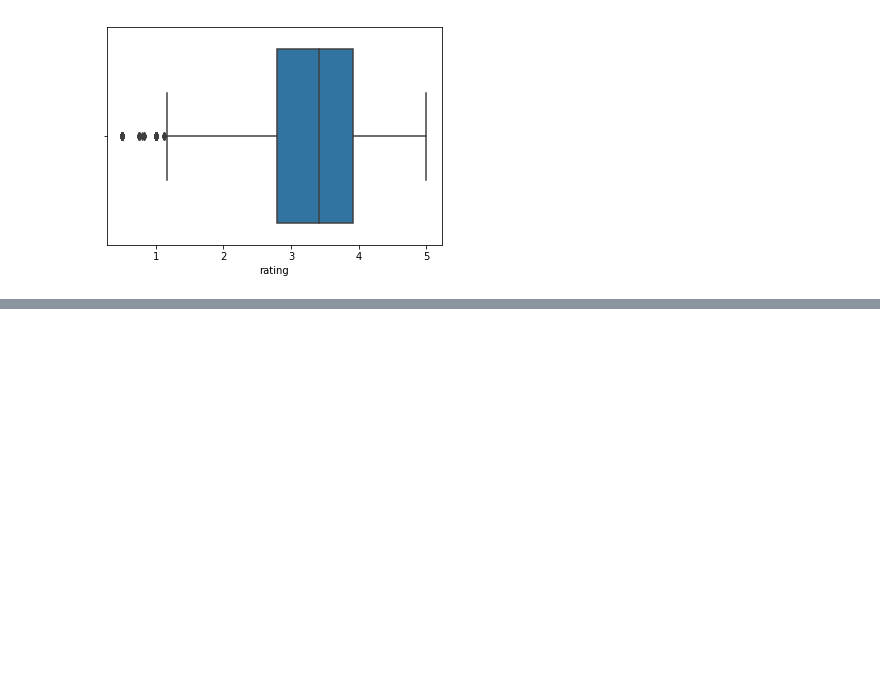
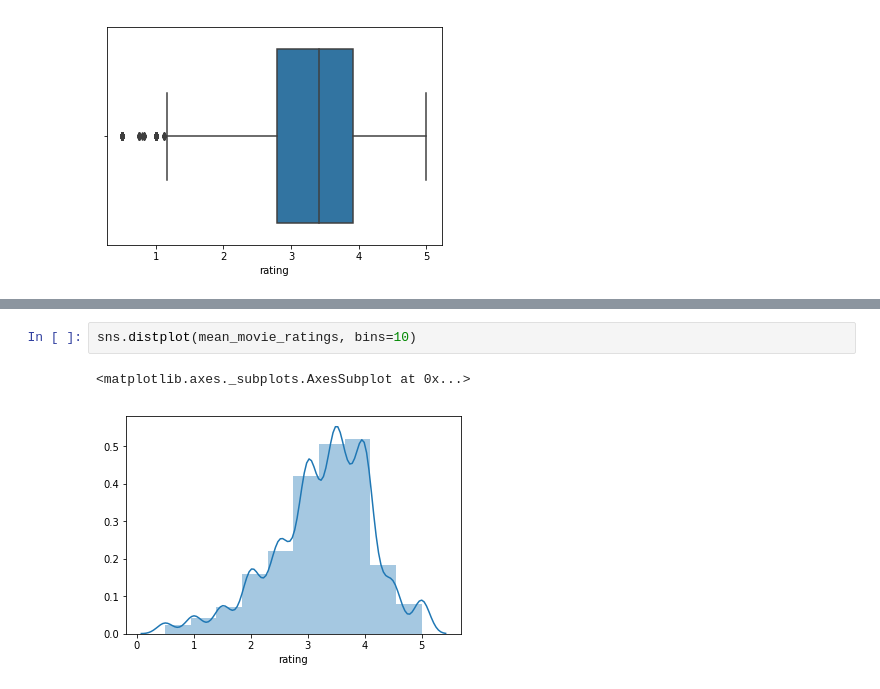
Before and after one commit to rafaelcamelo31/Introdu-o-a-Data-Science, a Jupyter notebook: Introdução_a_Data_Science.ipynb, the cells around one changed output, grey strips where cells are left out. Drawn from its saved outputs; the diff is of its cells as text; blank space fills up the shorter version.

```diff
--- a/Introdução_a_Data_Science.ipynb
+++ b/Introdução_a_Data_Science.ipynb
@@ -90,0 +103,5 @@ sns.boxplot(mean_movie_ratings)
+# %%
+sns.distplot(mean_movie_ratings, bins=10)
+# %% [output]
+<matplotlib.axes._subplots.AxesSubplot at 0x...>
+[figure, added]
```
Also changed, not shown: parts of 4 cells of this notebook.
